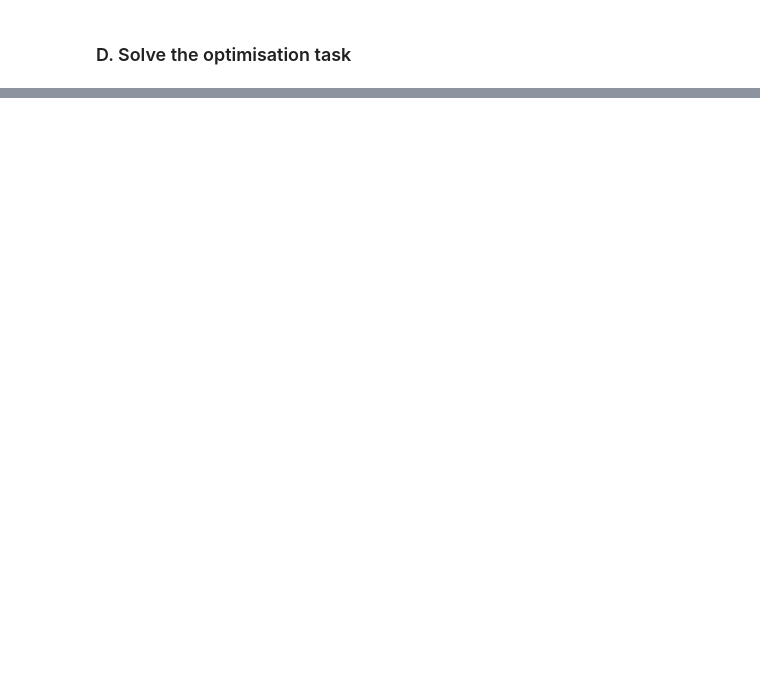
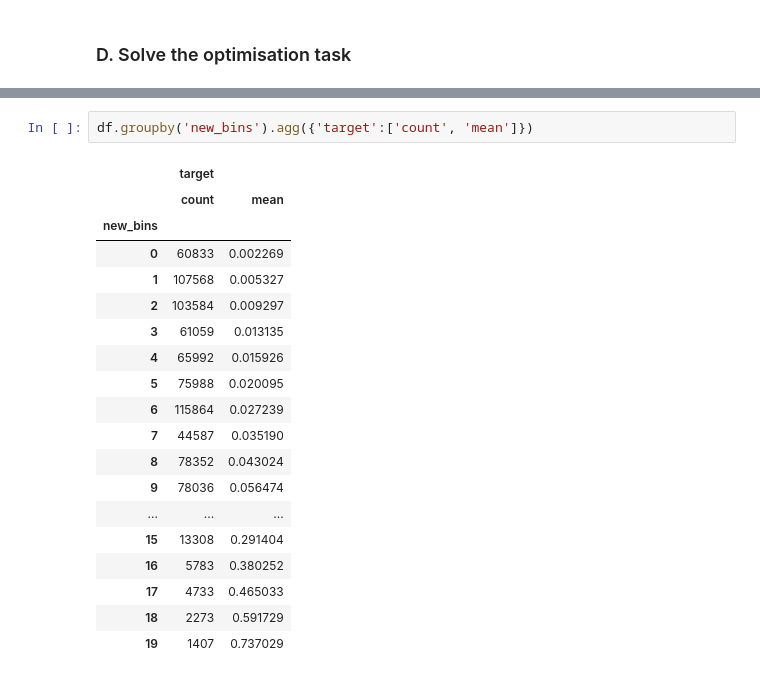
Before and after one commit to at621/snippets, a Jupyter notebook: optimal_pooling.ipynb, the cells around one changed output, grey strips where cells are left out. Drawn from its saved outputs; the diff is of its cells as text; blank space fills up the shorter version.

```diff
--- a/optimal_pooling.ipynb
+++ b/optimal_pooling.ipynb
@@ -380,0 +404,22 @@ bins
+# %%
+df.groupby('new_bins').agg({'target':['count', 'mean']})
+# %% [output]
+|  | target |  |
+|  | count | mean |
+| new_bins |  |  |
+| 0 | 60833 | 0.002269 |
+| 1 | 107568 | 0.005327 |
+| 2 | 103584 | 0.009297 |
+| 3 | 61059 | 0.013135 |
+| 4 | 65992 | 0.015926 |
+| 5 | 75988 | 0.020095 |
+| 6 | 115864 | 0.027239 |
+| 7 | 44587 | 0.035190 |
+| 8 | 78352 | 0.043024 |
+| 9 | 78036 | 0.056474 |
+| ... | ... | ... |
+| 15 | 13308 | 0.291404 |
+| 16 | 5783 | 0.380252 |
+| 17 | 4733 | 0.465033 |
+| 18 | 2273 | 0.591729 |
+| 19 | 1407 | 0.737029 |
```
Also changed, not shown: parts of 8 cells of this notebook.
